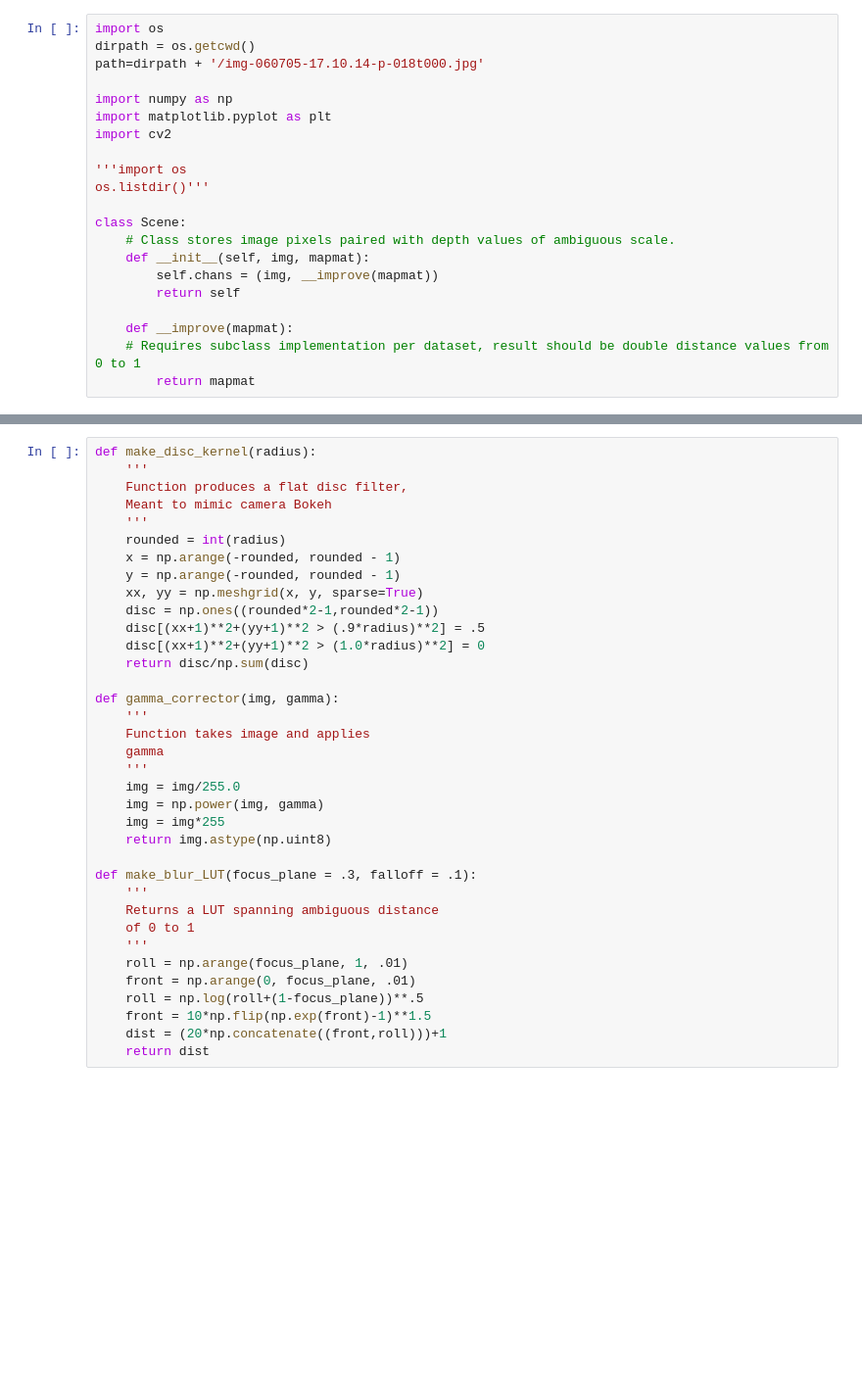
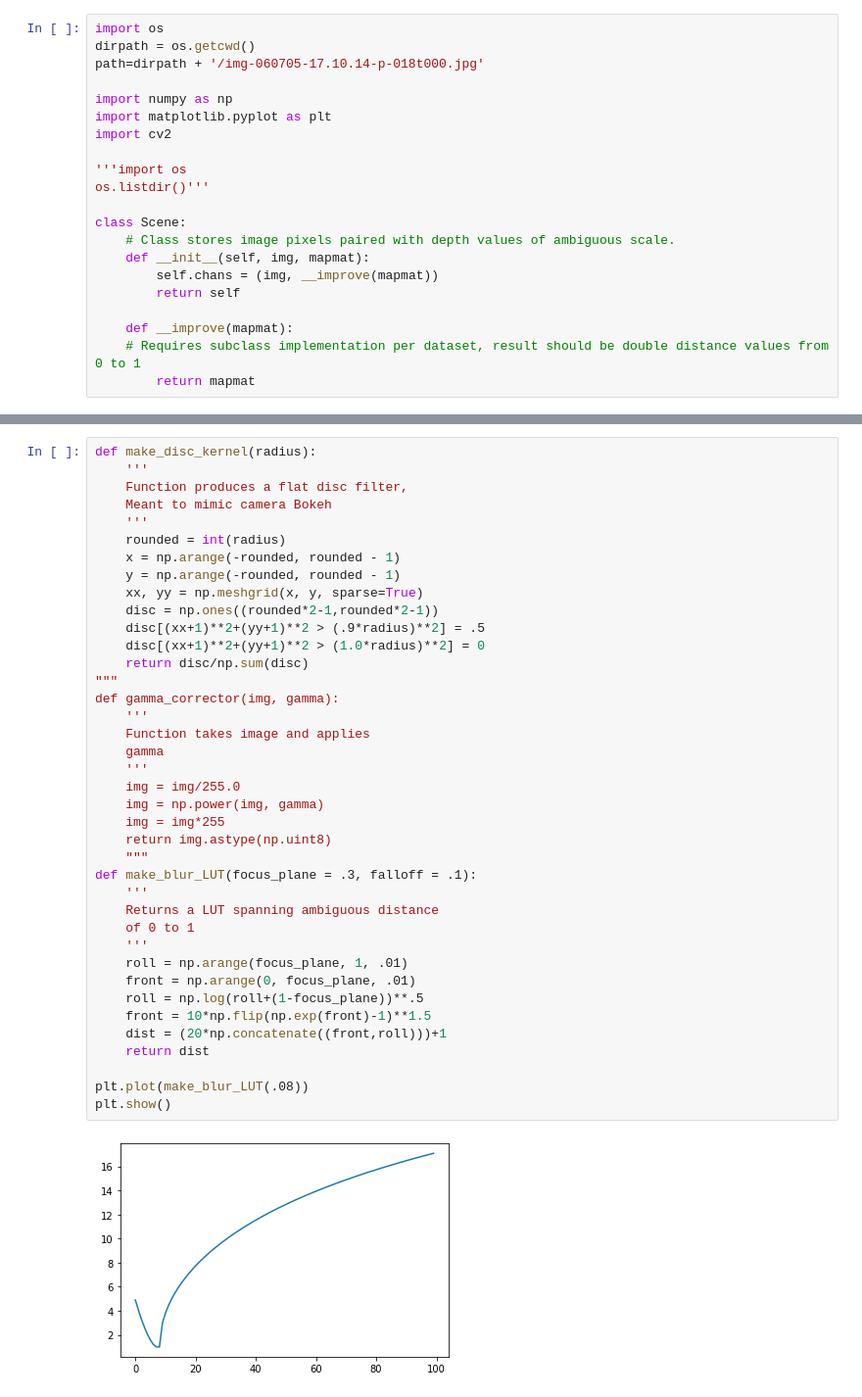
Before and after one commit to oxt3479/Defocus-Applicator, a Jupyter notebook: focus_gen-before_gamma.ipynb, the cells around one changed output, grey strips where cells are left out. Shown at 98% size. Drawn from its saved outputs; the diff is of its cells as text; blank space fills up the shorter version.

Commit message:
Implemented blur lut.

```diff
--- a/focus_gen-before_gamma.ipynb
+++ b/focus_gen-before_gamma.ipynb
@@ -45,35 +45,40 @@ def make_disc_kernel(radius):
     Meant to mimic camera Bokeh
     '''
     rounded = int(radius)
     x = np.arange(-rounded, rounded - 1)
     y = np.arange(-rounded, rounded - 1)
     xx, yy = np.meshgrid(x, y, sparse=True)
     disc = np.ones((rounded*2-1,rounded*2-1))
     disc[(xx+1)**2+(yy+1)**2 > (.9*radius)**2] = .5
     disc[(xx+1)**2+(yy+1)**2 > (1.0*radius)**2] = 0
     return disc/np.sum(disc)
-
+"""
 def gamma_corrector(img, gamma):
     '''
     Function takes image and applies
     gamma
     '''
     img = img/255.0
     img = np.power(img, gamma)
     img = img*255
     return img.astype(np.uint8)
-
+    """
 def make_blur_LUT(focus_plane = .3, falloff = .1):
     '''
     Returns a LUT spanning ambiguous distance
     of 0 to 1
     '''
     roll = np.arange(focus_plane, 1, .01)
     front = np.arange(0, focus_plane, .01)
     roll = np.log(roll+(1-focus_plane))**.5
     front = 10*np.flip(np.exp(front)-1)**1.5
     dist = (20*np.concatenate((front,roll)))+1
     return dist
+
+plt.plot(make_blur_LUT(.08))
+plt.show()
+# %% [output]
+[figure, added]
 # %%
 def depth_based_blur(layer, map_, skip = 10):
     '''
```
Also changed, not shown: parts of 2 cells of this notebook, 3 other files.
